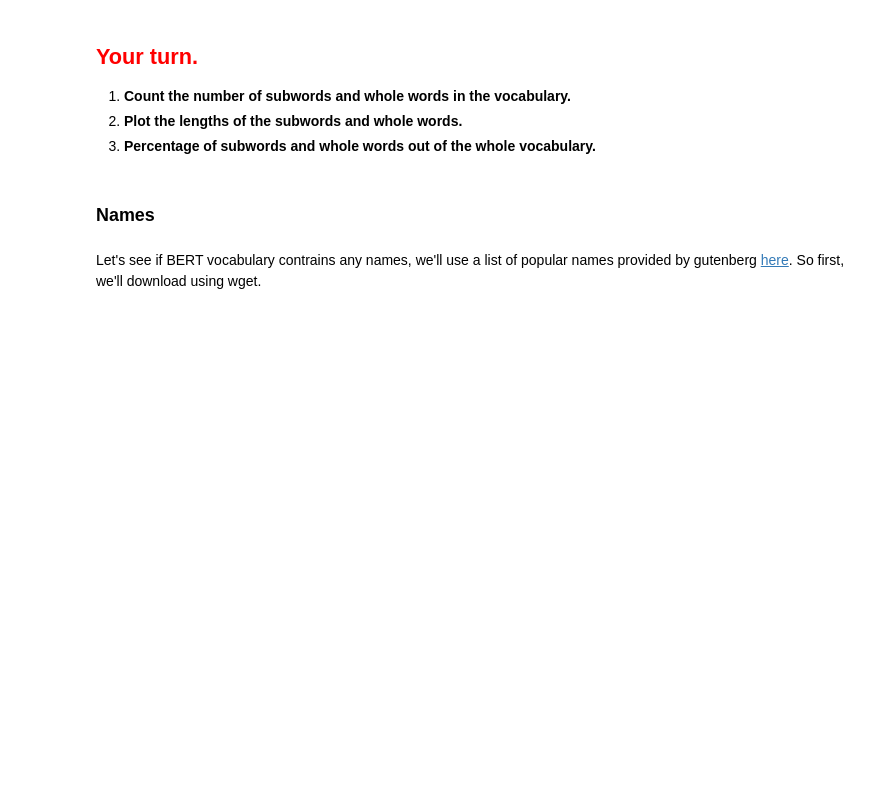
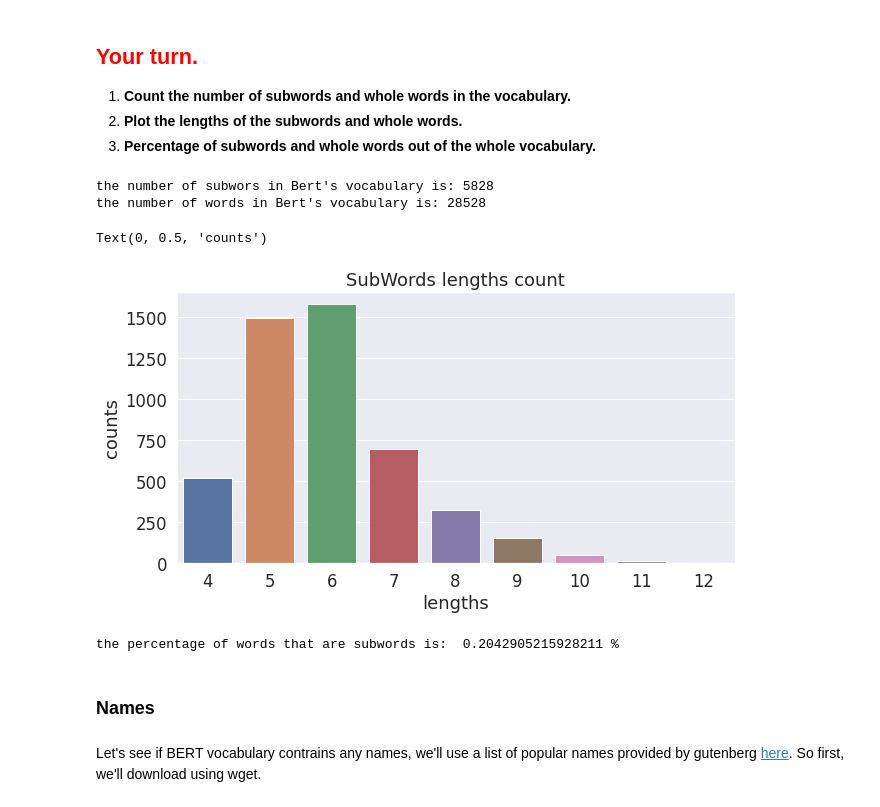
Before and after one commit to abiolaTresor/NLP-Bert-Discovery, a Jupyter notebook: BERT_vocabulary.ipynb, the cells around one changed output. Saved outputs shown, nothing was run; the diff lists cells and outputs as text; code cells hidden in the pictures; blank space fills up the shorter version.

```diff
--- a/BERT_vocabulary.ipynb
+++ b/BERT_vocabulary.ipynb
@@ -120,5 +185,27 @@ print('Maximum token length:', max(token_lengths))
+# %%
+# Count the number of subwords in the vocabulary.
+numberOfSubWords = sum([token[0:2]=="##" for token in tokenizer.vocab.keys()])
+print("the number of subwors in Bert's vocabulary is:", numberOfSubWords)
+numberOfWords = sum([((len(token)>1 and token[0:2] != "##") or (token[0:2] == "##" and len(token[2:])>1)) for token in tokenizer.vocab.keys()])
+print("the number of words in Bert's vocabulary is:", numberOfWords)
+# %% [output]
+the number of subwors in Bert's vocabulary is: 5828
+the number of words in Bert's vocabulary is: 28528
+# %%
+# Plot the subword lengths (not including the two '##' characters).
+subWLength = [len(token) for token in tokenizer.vocab.keys() if (token[0:2]=='##' and len(token) > 3)]
+sns.countplot(subWLength)
+plt.title("SubWords lengths count")
+plt.xlabel("lengths")
+plt.ylabel("counts")
+# %% [output]
+Text(0, 0.5, 'counts')
+[figure, added]
 # %%
 # Calculate the percentage of words that are '##' subwords.
+print("the percentage of words that are subwords is: ", numberOfSubWords/numberOfWords, "%")
+# %% [output]
+the percentage of words that are subwords is:  0.2042905215928211 %
 # %% [markdown]
 ### Names
 # %% [markdown]
```
Also changed, not shown: parts of 16 cells of this notebook.
